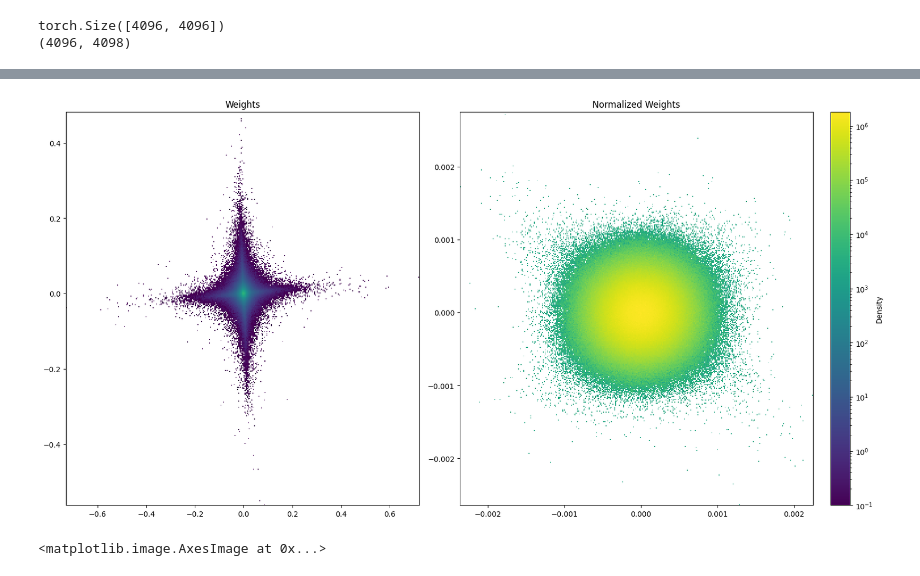
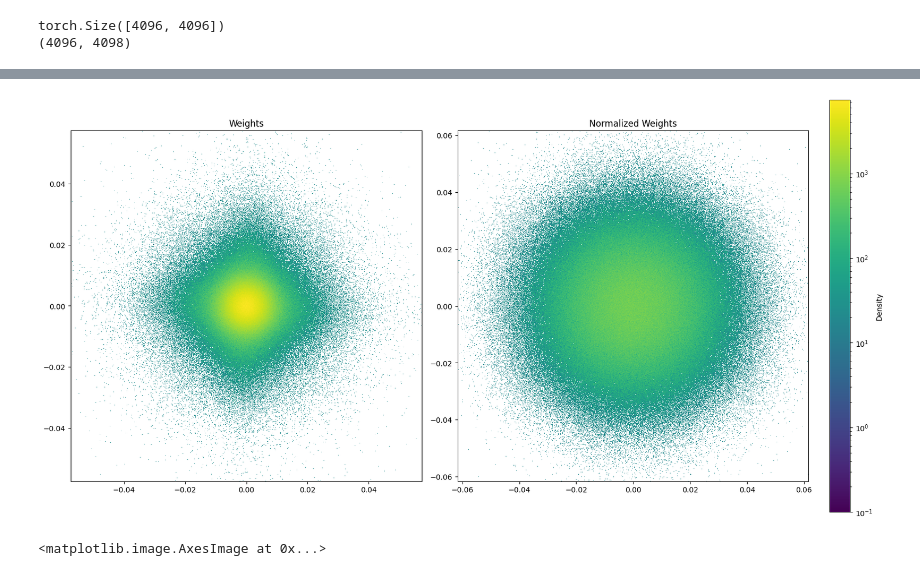
Before and after one commit to xuzukang/NoWag, a Jupyter notebook: plots/weight_plot.ipynb, the cells around one changed output, grey strips where cells are left out. Saved outputs shown, nothing was run; the diff lists cells and outputs as text; code cells hidden in the pictures.

```diff
--- a/plots/weight_plot.ipynb
+++ b/plots/weight_plot.ipynb
@@ -11,15 +11,13 @@ from src.utils.normalizer import Normalizer
 # %%
 # linear_layer = "layer_1/mlp.up_proj"
 with torch.no_grad():
-    linear_layer = "layer_0/self_attn.q_proj"
+    linear_layer = "layer_0/self_attn.o_proj"
     weight = f"/data/lliu/huffman/models/meta-llama/Llama-2-7b-hf/original_weights/{linear_layer}.pt"
-    hessian = f"/data/lliu/huffman/models/meta-llama/Llama-2-7b-hf/hessians_new/seed_0/pajama/128/{linear_layer}.pt"
 
 
     weight = torch.load(weight, map_location='cpu')["weight"].detach().to(torch.float32)
     _,weight_normalized = Normalizer.normalize_init(weight, [0,1], [False,False],norm_rescale=True, powers=1,
-                                                    p=1)
-    hessian = torch.load(hessian, map_location='cpu')["hessian"].to(torch.float32)
+                                                    p=2)
 
     threshold = 1
     if threshold<1:
@@ -91,35 +97,41 @@ weight_normalized_2d = pca.fit_transform(weight_normalized_d)
 # H_norm,x_norm,y_norm = np.histogram2d(weight_normalized_2d[:,0], weight_normalized_2d[:,1], bins=400,density=True)
 # H_norm = H_norm.T
 # %%
-H_w,x_w,y_w = np.histogram2d(weight_2d[:,0], weight_2d[:,1], bins=400,density=True)
+clip_percentile = 0.9999
+weight_range = np.percentile(weight_2d.flatten(), [(1-clip_percentile)*100, clip_percentile*100])
+weight_normalized_range = np.percentile(weight_normalized_2d.flatten(), [(1-clip_percentile)*100, clip_percentile*100])
+
+H_w,x_w,y_w = np.histogram2d(weight_2d[:,0], weight_2d[:,1], bins=900,density=True,
+                                        range = [weight_range, weight_range])
 H_w = H_w.T
 
-H_norm,x_norm,y_norm = np.histogram2d(weight_normalized_2d[:,0], weight_normalized_2d[:,1], bins=400,density=True)
+H_norm,x_norm,y_norm = np.histogram2d(weight_normalized_2d[:,0], weight_normalized_2d[:,1], bins=900,density=True,
+                                      range = [weight_normalized_range, weight_normalized_range])
 H_norm = H_norm.T
 # %%
 size = 8
 fig,axs = plt.subplots(1,2, figsize=(size*2,size), constrained_layout=True
                         # sharex=True, sharey=True
                         )
 
 norm = mcolors.LogNorm(vmin=max(min(H_w.min(), H_norm.min()),1e-1), vmax=max(H_w.max(), H_norm.max()), clip=False)
 plt.sca(axs[0])
 plt.title("Weights")
 plt.imshow(H_w, extent=(x_w.min(), x_w.max(), y_w.min(), y_w.max()), origin='lower', interpolation='nearest',
-           aspect="auto", norm=norm, cmap='viridis')
+           aspect="equal", norm=norm, cmap='viridis')
 # plt.colorbar()
 
 plt.sca(axs[1])
 plt.title("Normalized Weights")
 plt.imshow(H_norm, extent=(x_norm.min(), x_norm.max(), y_norm.min(), y_norm.max()), origin='lower', interpolation='nearest',
-           aspect="auto", norm=norm)
+           aspect="equal", norm=norm)
 
 colorbar = plt.colorbar()
 colorbar.set_label("Density")
 
 plt.savefig("weight_distribution.png")
 # %% [output]
-[figure, old version]
+[figure, new version]
 # %%
 plt.imshow(np.log(H_norm), extent=(x_norm.min(), x_norm.max(), y_norm.min(), y_norm.max()), origin='lower',cmap = "Greys")
 # %% [output]
```
Also changed, not shown: parts of 3 cells of this notebook, 39 other files.
